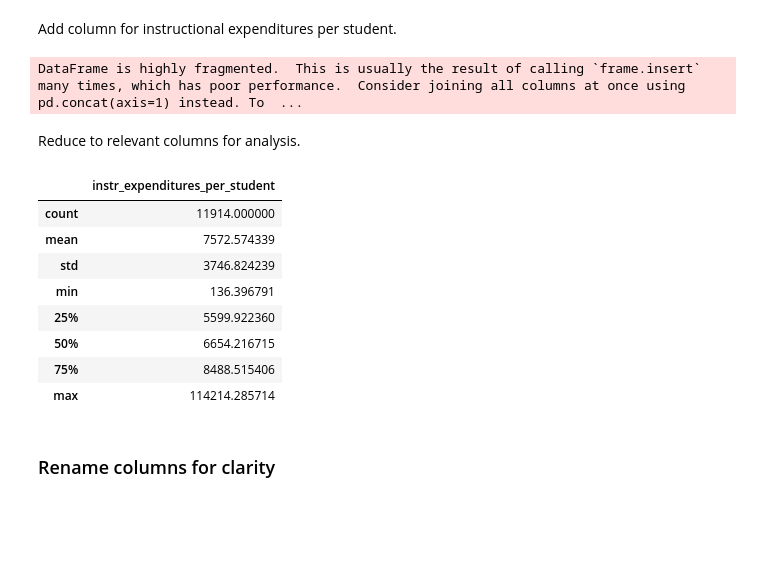
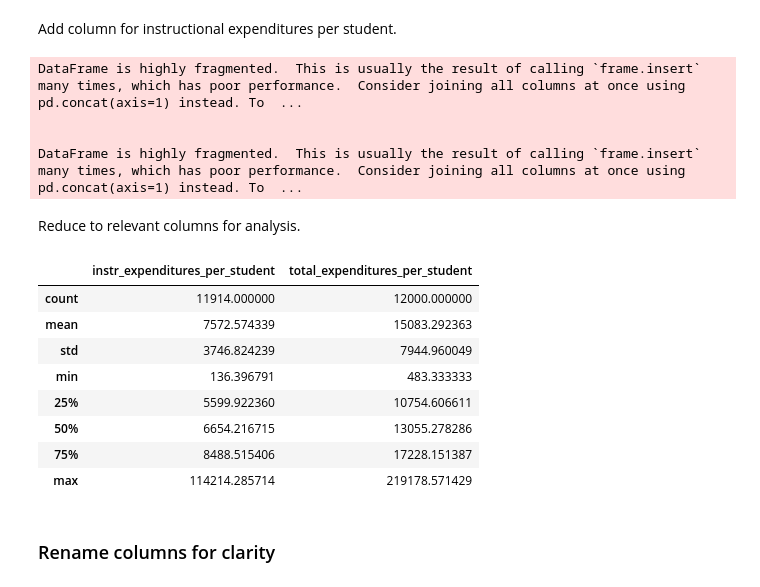
Before and after one commit to JLichwa80/education, a Jupyter notebook: code/Education_DATA_Preparation.ipynb, the cells around one changed output. Saved outputs shown, nothing was run; the diff lists cells and outputs as text; code cells hidden in the pictures; blank space fills up the shorter version.

```diff
--- a/code/Education_DATA_Preparation.ipynb
+++ b/code/Education_DATA_Preparation.ipynb
@@ -326,23 +326,27 @@ school_finance[['MEMBERSCH', 'TCURINST']].describe()
 Add column for instructional expenditures per student.
 # %%
 school_finance['instr_expenditures_per_student'] = school_finance['TCURINST'] / school_finance['MEMBERSCH']
+school_finance['total_expenditures_per_student'] = school_finance['TOTALEXP'] / school_finance['MEMBERSCH']
 # %% [output]
 DataFrame is highly fragmented.  This is usually the result of calling `frame.insert` many times, which has poor performance.  Consider joining all columns at once using pd.concat(axis=1) instead. To  ...
+
+
+DataFrame is highly fragmented.  This is usually the result of calling `frame.insert` many times, which has poor performance.  Consider joining all columns at once using pd.concat(axis=1) instead. To  ...
 # %% [markdown]
 Reduce to relevant columns for analysis.
 # %%
-school_finance_reduced= school_finance[['LEAID','instr_expenditures_per_student']]
+school_finance_reduced= school_finance[['LEAID','instr_expenditures_per_student','total_expenditures_per_student']]
 school_finance_reduced.describe()
 # %% [output]
-|  | instr_expenditures_per_student |
-| count | 11914.000000 |
-| mean | 7572.574339 |
-| std | 3746.824239 |
-| min | 136.396791 |
-| 25% | 5599.922360 |
-| 50% | 6654.216715 |
-| 75% | 8488.515406 |
-| max | 114214.285714 |
+|  | instr_expenditures_per_student | total_expenditures_per_student |
+| count | 11914.000000 | 12000.000000 |
+| mean | 7572.574339 | 15083.292363 |
+| std | 3746.824239 | 7944.960049 |
+| min | 136.396791 | 483.333333 |
+| 25% | 5599.922360 | 10754.606611 |
+| 50% | 6654.216715 | 13055.278286 |
+| 75% | 8488.515406 | 17228.151387 |
+| max | 114214.285714 | 219178.571429 |
 # %% [markdown]
 ### Rename columns for clarity
 # %% [markdown]
```
Also changed, not shown: parts of 4 cells of this notebook, 3 other files.
